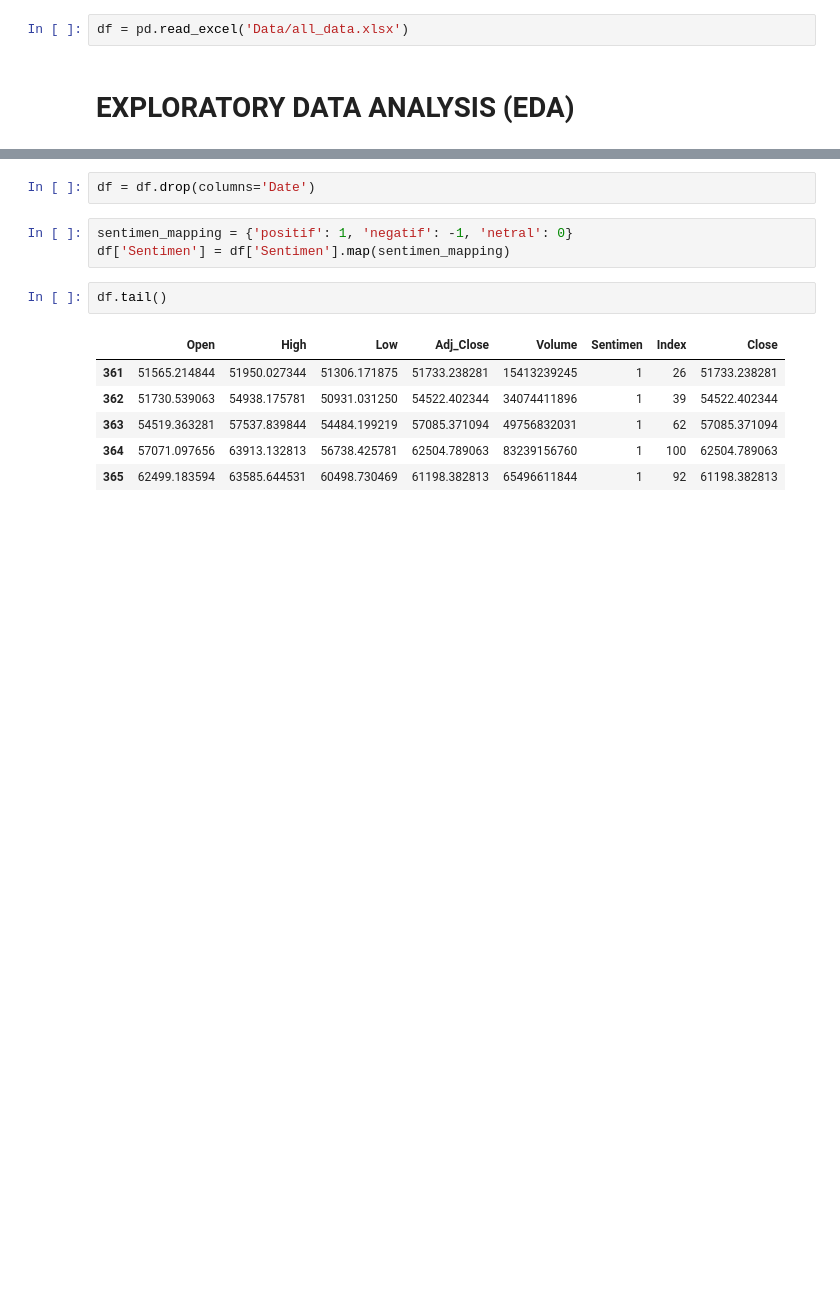
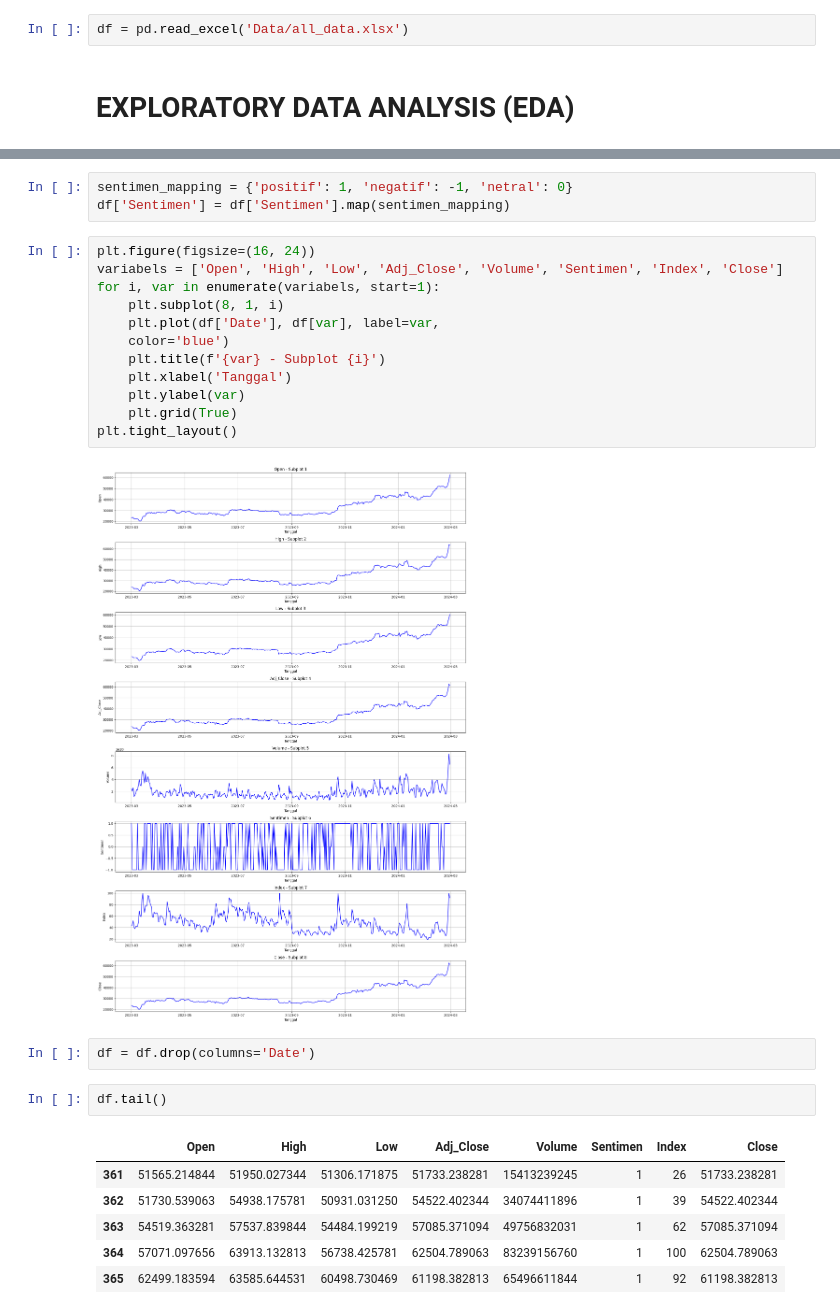
Before and after one commit to fadillazundina/bitcoin-prediction-using-sentiment, a Jupyter notebook: EDA.ipynb, the cells around one changed output, grey strips where cells are left out. Drawn from its saved outputs; the diff is of its cells as text; blank space fills up the shorter version.

```diff
--- a/EDA.ipynb
+++ b/EDA.ipynb
@@ -32,11 +32,25 @@ df.tail()
 | 363 | 2024-02-27 | 54519.363281 | 57537.839844 | 54484.199219 | 57085.371094 | 49756832031 | positif | 62 | 57085.371094 |
 | 364 | 2024-02-28 | 57071.097656 | 63913.132813 | 56738.425781 | 62504.789063 | 83239156760 | positif | 100 | 62504.789063 |
 | 365 | 2024-02-29 | 62499.183594 | 63585.644531 | 60498.730469 | 61198.382813 | 65496611844 | positif | 92 | 61198.382813 |
+# %%
+sentimen_mapping = {'positif': 1, 'negatif': -1, 'netral': 0}
+df['Sentimen'] = df['Sentimen'].map(sentimen_mapping)
+# %%
+plt.figure(figsize=(16, 24))
+variabels = ['Open', 'High', 'Low', 'Adj_Close', 'Volume', 'Sentimen', 'Index', 'Close']
+for i, var in enumerate(variabels, start=1):
+    plt.subplot(8, 1, i)
+    plt.plot(df['Date'], df[var], label=var,
+    color='blue')
+    plt.title(f'{var} - Subplot {i}')
+    plt.xlabel('Tanggal')
+    plt.ylabel(var)
+    plt.grid(True)
+plt.tight_layout()
+# %% [output]
+[figure, added]
 # %%
 df = df.drop(columns='Date')
-# %%
-sentimen_mapping = {'positif': 1, 'negatif': -1, 'netral': 0}
-df['Sentimen'] = df['Sentimen'].map(sentimen_mapping)
 # %%
 df.tail()
 # %% [output]
```
Also changed, not shown: parts of 1 cell of this notebook, 5 other files.
